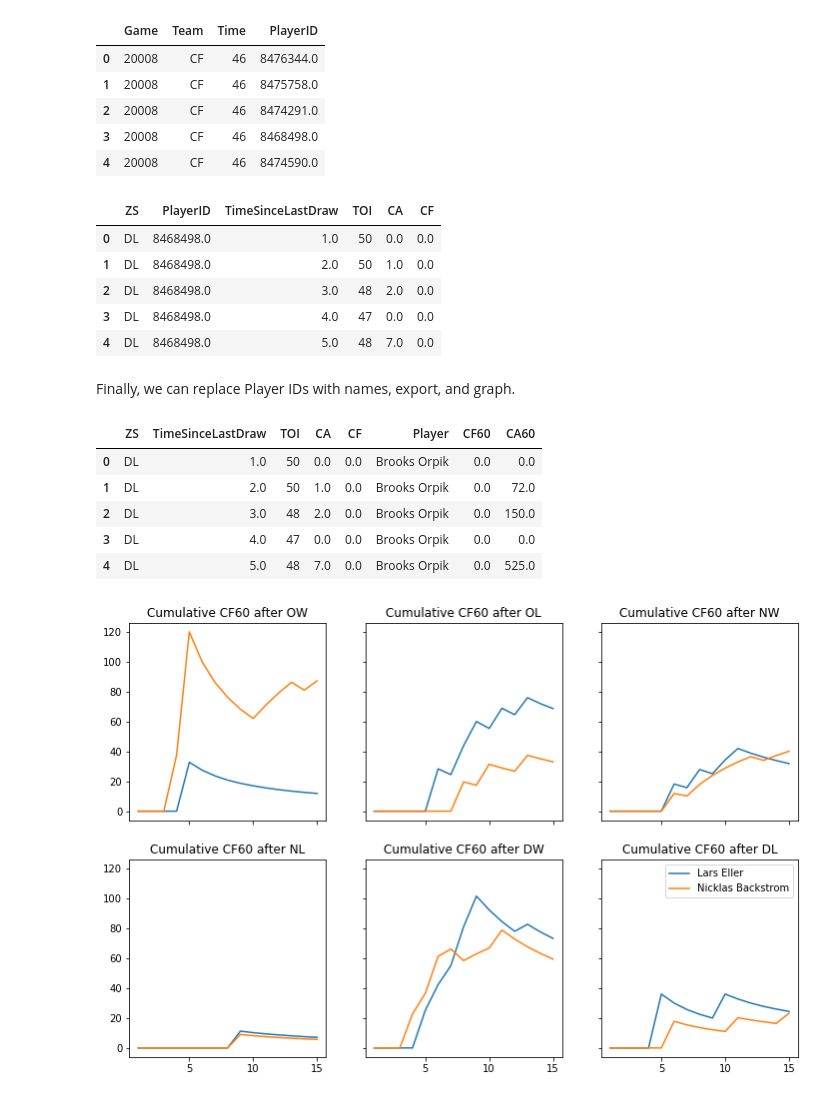
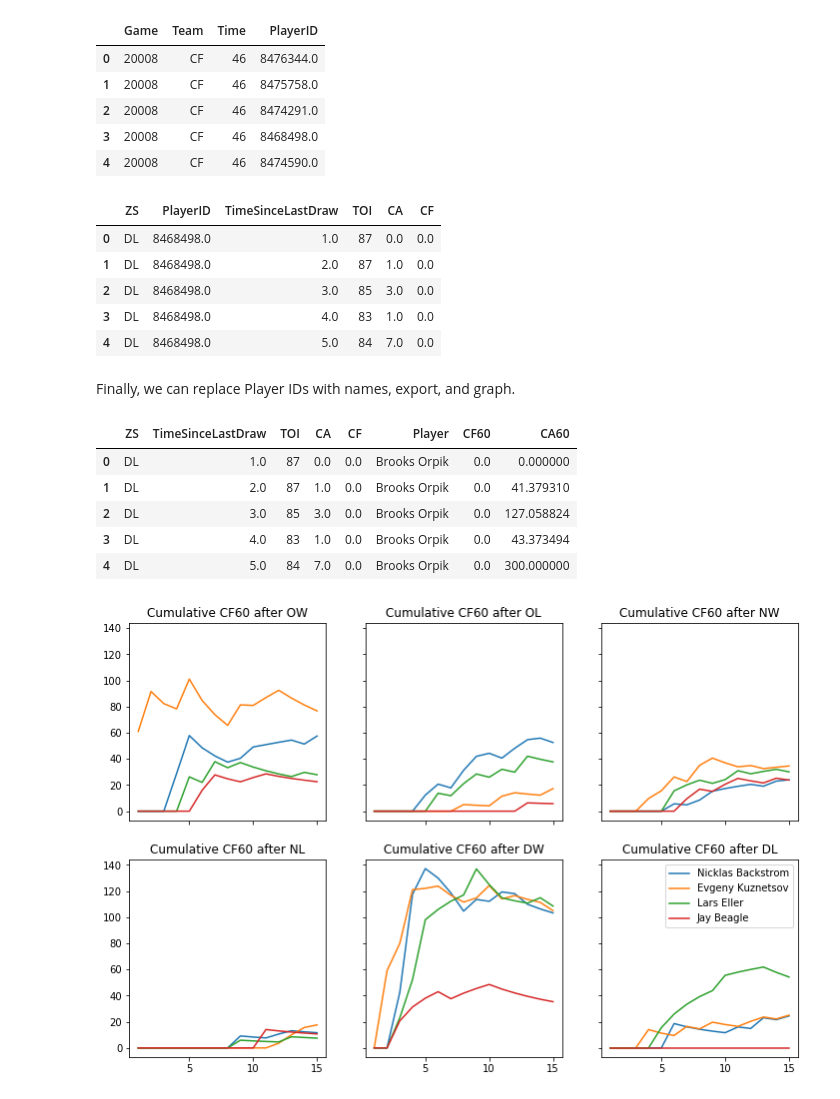
Before and after one commit to muneebalam/scrapenhl2, a Jupyter notebook: examples/Shot Rates After Faceoffs.ipynb, the cells around one changed output. Cells and saved outputs as stored; diff of their text form; code cells hidden in the pictures.

```diff
--- a/examples/Shot Rates After Faceoffs.ipynb
+++ b/examples/Shot Rates After Faceoffs.ipynb
@@ -73,8 +73,8 @@ draws = manip.infer_zones_for_faceoffs(draws, directions, 'X', 'Y', '_Secs', foc
 draws = draws.drop({'X', 'Y'}, axis=1)
 
 # Simplify zone notation to just N, O, D
-draws.loc[:, 'Zone'] = draws.FacLoc.str.slice(0, 1)
-draws = draws.drop('FacLoc', axis=1)
+draws.loc[:, 'Zone'] = draws.EventLoc.str.slice(0, 1)
+draws = draws.drop('EventLoc', axis=1)
 
 # Combine with team column to change N, D, O, to NW, NL, DW, DL, OW, OL
 draws.loc[:, 'WL'] = draws.Team.apply(lambda x: 'W' if x == team else 'L')
@@ -170,11 +170,11 @@ alljoined = time_counts \
 alljoined.head()
 # %% [output]
 |  | ZS | PlayerID | TimeSinceLastDraw | TOI | CA | CF |
-| 0 | DL | 8468498.0 | 1.0 | 50 | 0.0 | 0.0 |
-| 1 | DL | 8468498.0 | 2.0 | 50 | 1.0 | 0.0 |
-| 2 | DL | 8468498.0 | 3.0 | 48 | 2.0 | 0.0 |
-| 3 | DL | 8468498.0 | 4.0 | 47 | 0.0 | 0.0 |
-| 4 | DL | 8468498.0 | 5.0 | 48 | 7.0 | 0.0 |
+| 0 | DL | 8468498.0 | 1.0 | 87 | 0.0 | 0.0 |
+| 1 | DL | 8468498.0 | 2.0 | 87 | 1.0 | 0.0 |
+| 2 | DL | 8468498.0 | 3.0 | 85 | 3.0 | 0.0 |
+| 3 | DL | 8468498.0 | 4.0 | 83 | 1.0 | 0.0 |
+| 4 | DL | 8468498.0 | 5.0 | 84 | 7.0 | 0.0 |
 # %% [markdown]
 Finally, we can replace Player IDs with names, export, and graph.
 # %%
@@ -186,32 +186,34 @@ alljoined.to_csv('time_since_last_draw_data.csv', index=False)
 alljoined.head()
 # %% [output]
 |  | ZS | TimeSinceLastDraw | TOI | CA | CF | Player | CF60 | CA60 |
-| 0 | DL | 1.0 | 50 | 0.0 | 0.0 | Brooks Orpik | 0.0 | 0.0 |
-| 1 | DL | 2.0 | 50 | 1.0 | 0.0 | Brooks Orpik | 0.0 | 72.0 |
-| 2 | DL | 3.0 | 48 | 2.0 | 0.0 | Brooks Orpik | 0.0 | 150.0 |
-| 3 | DL | 4.0 | 47 | 0.0 | 0.0 | Brooks Orpik | 0.0 | 0.0 |
-| 4 | DL | 5.0 | 48 | 7.0 | 0.0 | Brooks Orpik | 0.0 | 525.0 |
+| 0 | DL | 1.0 | 87 | 0.0 | 0.0 | Brooks Orpik | 0.0 | 0.000000 |
+| 1 | DL | 2.0 | 87 | 1.0 | 0.0 | Brooks Orpik | 0.0 | 41.379310 |
+| 2 | DL | 3.0 | 85 | 3.0 | 0.0 | Brooks Orpik | 0.0 | 127.058824 |
+| 3 | DL | 4.0 | 83 | 1.0 | 0.0 | Brooks Orpik | 0.0 | 43.373494 |
+| 4 | DL | 5.0 | 84 | 7.0 | 0.0 | Brooks Orpik | 0.0 | 300.000000 |
 # %%
-player1 = 'Lars Eller'
-player2 = 'Nicklas Backstrom'
+players = ('Nicklas Backstrom', 'Evgeny Kuznetsov', 'Lars Eller', 'Jay Beagle')
 
-def plot_cumulative_shot_lines(df, zone, player1, player2, metric, ax):
-    for p in (player1, player2):
+def plot_cumulative_shot_lines(df, zone, metric, ax, *players):
+    for p in players:
         df1 = df.query('ZS == "{0:s}" & Player == "{1:s}"'.format(zone, p)).sort_values('TimeSinceLastDraw')
         df1.loc[:, 'TOI'] = df1.TOI.cumsum()
         df1.loc[:, metric] = df1[metric].cumsum()
         df1.loc[:, '{0:s}60'.format(metric)] = df1[metric] * 3600 / df1.TOI
         ax.plot(df1.TimeSinceLastDraw, df1['{0:s}60'.format(metric)], label=p)
     ax.set_title('Cumulative {0:s}60 after {1:s}'.format(metric, zone))
 
-def plot_comparison(df, player1, player2, metric):
+def plot_comparison(df, metric, *players):
     fig, axes = subplots(2, 3, sharex=True, sharey=True, figsize=[12, 8])
     axes = axes.flatten()
     for i, zone in enumerate(['OW', 'OL', 'NW', 'NL', 'DW', 'DL']):
-        plot_cumulative_shot_lines(df, zone, player1, player2, metric, axes[i])
+        if metric == 'N':
+            plot_cumulative_ns(df, zone, axes[i], *players)
+        else:
+            plot_cumulative_shot_lines(df, zone, metric, axes[i], *players)
         legend(loc=1)
 
-plot_comparison(alljoined, player1, player2, 'CF')
+plot_comparison(alljoined, 'CF', *players)
 # %% [output]
-[figure, old version]
+[figure, new version]
 # %%
```
Also changed, not shown: parts of 3 cells of this notebook.
